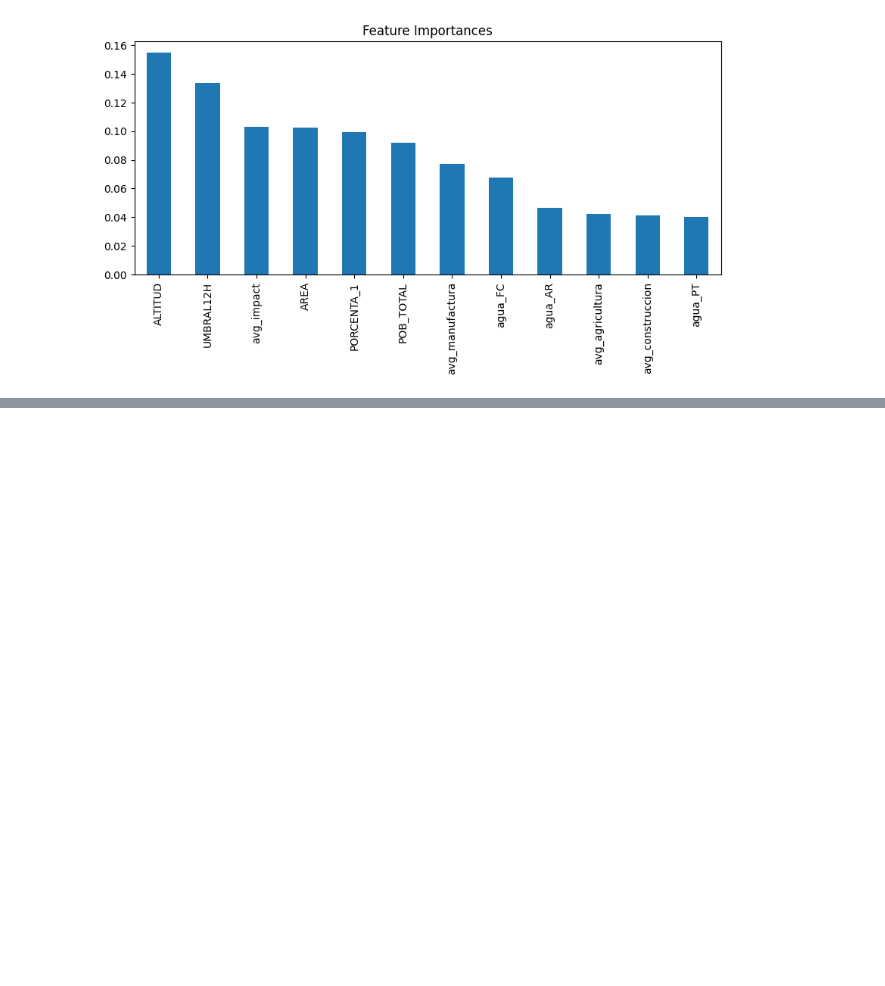
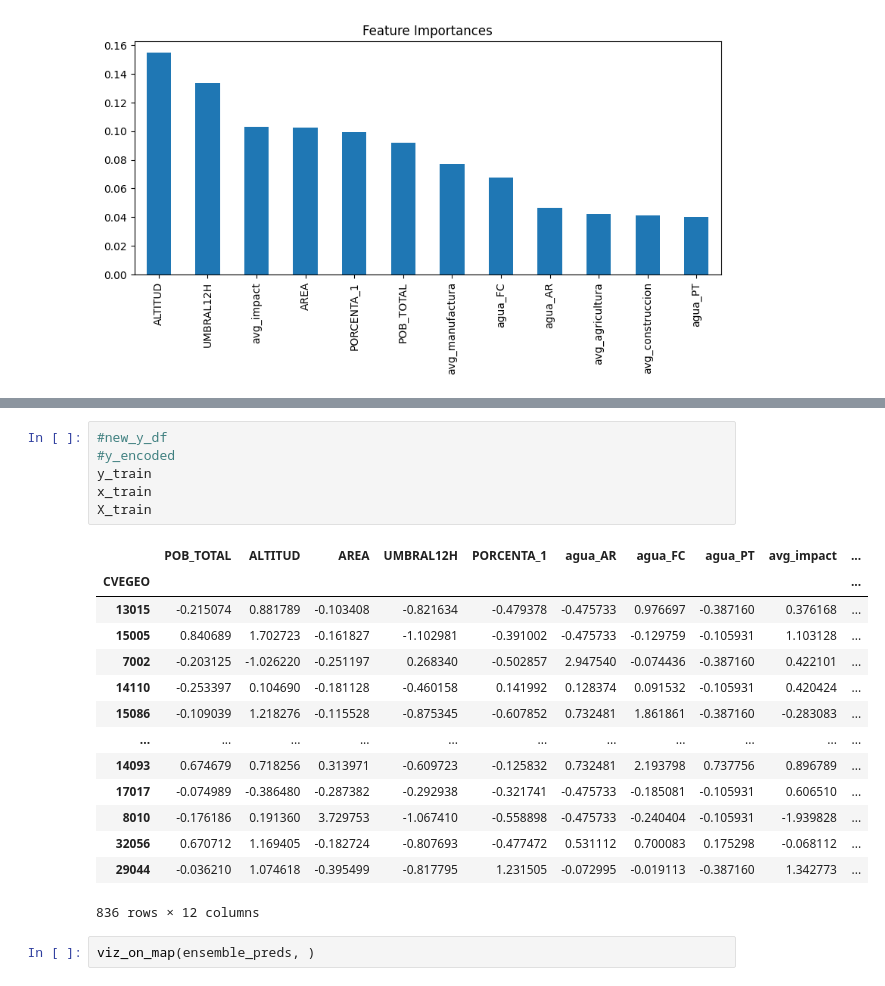
Before and after one commit to raqcoss/ML-water, a Jupyter notebook: self_learning.ipynb, the cells around one changed output, grey strips where cells are left out. Saved outputs shown, nothing was run; the diff lists cells and outputs as text; blank space fills up the shorter version.

```diff
--- a/self_learning.ipynb
+++ b/self_learning.ipynb
@@ -352,0 +438,23 @@ plt.show()
+# %%
+#new_y_df
+#y_encoded
+y_train
+x_train
+X_train
+# %% [output]
+|  | POB_TOTAL | ALTITUD | AREA | UMBRAL12H | PORCENTA_1 | agua_AR | agua_FC | agua_PT | avg_impact | ... |
+| CVEGEO |  |  |  |  |  |  |  |  |  | ... |
+| 13015 | -0.215074 | 0.881789 | -0.103408 | -0.821634 | -0.479378 | -0.475733 | 0.976697 | -0.387160 | 0.376168 | ... |
+| 15005 | 0.840689 | 1.702723 | -0.161827 | -1.102981 | -0.391002 | -0.475733 | -0.129759 | -0.105931 | 1.103128 | ... |
+| 7002 | -0.203125 | -1.026220 | -0.251197 | 0.268340 | -0.502857 | 2.947540 | -0.074436 | -0.387160 | 0.422101 | ... |
+| 14110 | -0.253397 | 0.104690 | -0.181128 | -0.460158 | 0.141992 | 0.128374 | 0.091532 | -0.105931 | 0.420424 | ... |
+| 15086 | -0.109039 | 1.218276 | -0.115528 | -0.875345 | -0.607852 | 0.732481 | 1.861861 | -0.387160 | -0.283083 | ... |
+| ... | ... | ... | ... | ... | ... | ... | ... | ... | ... | ... |
+| 14093 | 0.674679 | 0.718256 | 0.313971 | -0.609723 | -0.125832 | 0.732481 | 2.193798 | 0.737756 | 0.896789 | ... |
+| 17017 | -0.074989 | -0.386480 | -0.287382 | -0.292938 | -0.321741 | -0.475733 | -0.185081 | -0.105931 | 0.606510 | ... |
+| 8010 | -0.176186 | 0.191360 | 3.729753 | -1.067410 | -0.558898 | -0.475733 | -0.240404 | -0.105931 | -1.939828 | ... |
+| 32056 | 0.670712 | 1.169405 | -0.182724 | -0.807693 | -0.477472 | 0.531112 | 0.700083 | 0.175298 | -0.068112 | ... |
+| 29044 | -0.036210 | 1.074618 | -0.395499 | -0.817795 | 1.231505 | -0.072995 | -0.019113 | -0.387160 | 1.342773 | ... |
+836 rows × 12 columns
+# %%
+viz_on_map(ensemble_preds, )
```
Also changed, not shown: parts of 7 cells of this notebook.
